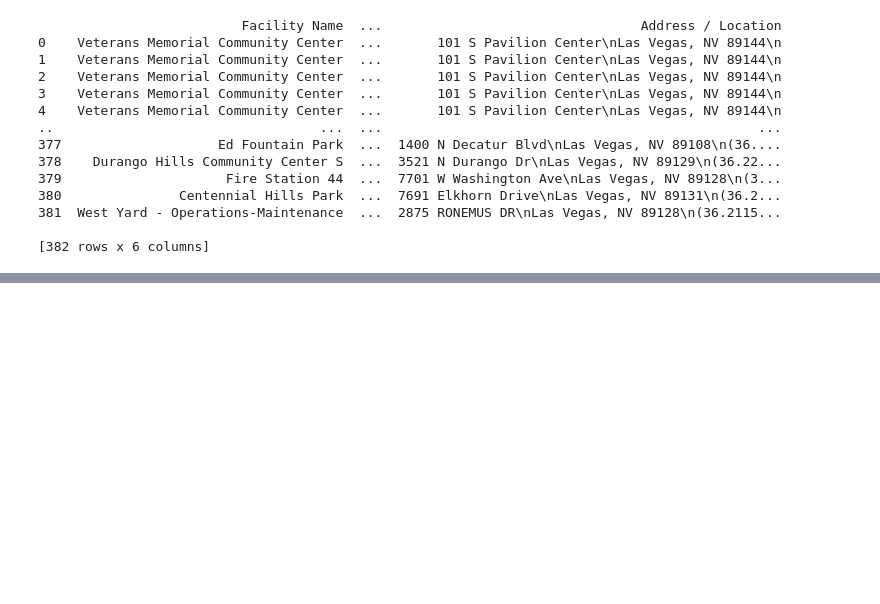
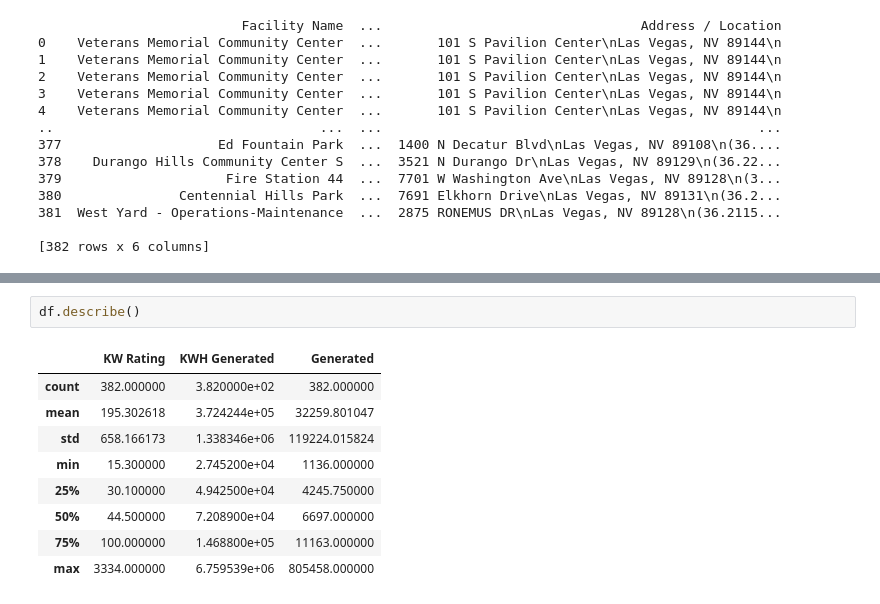
Before and after one commit to gautumsvp7/SolarDataSetPublic, a Jupyter notebook: Solar_Dataset.ipynb, the cells around one changed output, grey strips where cells are left out. Cells and saved outputs as stored; diff of their text form; blank space fills up the shorter version.

```diff
--- a/Solar_Dataset.ipynb
+++ b/Solar_Dataset.ipynb
@@ -36,3 +49,15 @@ df.head()
 | 2 | Veterans Memorial Community Center | 116.2 | 218498 | 09/01/2014 12:00:00 AM | 17678 | 101 S Pavilion Center\nLas Vegas,... |
 | 3 | Veterans Memorial Community Center | 116.2 | 218498 | 10/01/2014 12:00:00 AM | 14427 | 101 S Pavilion Center\nLas Vegas,... |
 | 4 | Veterans Memorial Community Center | 116.2 | 218498 | 11/01/2014 12:00:00 AM | 10828 | 101 S Pavilion Center\nLas Vegas,... |
+# %%
+df.describe()
+# %% [output]
+|  | KW Rating | KWH Generated | Generated |
+| count | 382.000000 | 3.820000e+02 | 382.000000 |
+| mean | 195.302618 | 3.724244e+05 | 32259.801047 |
+| std | 658.166173 | 1.338346e+06 | 119224.015824 |
+| min | 15.300000 | 2.745200e+04 | 1136.000000 |
+| 25% | 30.100000 | 4.942500e+04 | 4245.750000 |
+| 50% | 44.500000 | 7.208900e+04 | 6697.000000 |
+| 75% | 100.000000 | 1.468800e+05 | 11163.000000 |
+| max | 3334.000000 | 6.759539e+06 | 805458.000000 |
```
Also changed, not shown: parts of 8 cells of this notebook.
